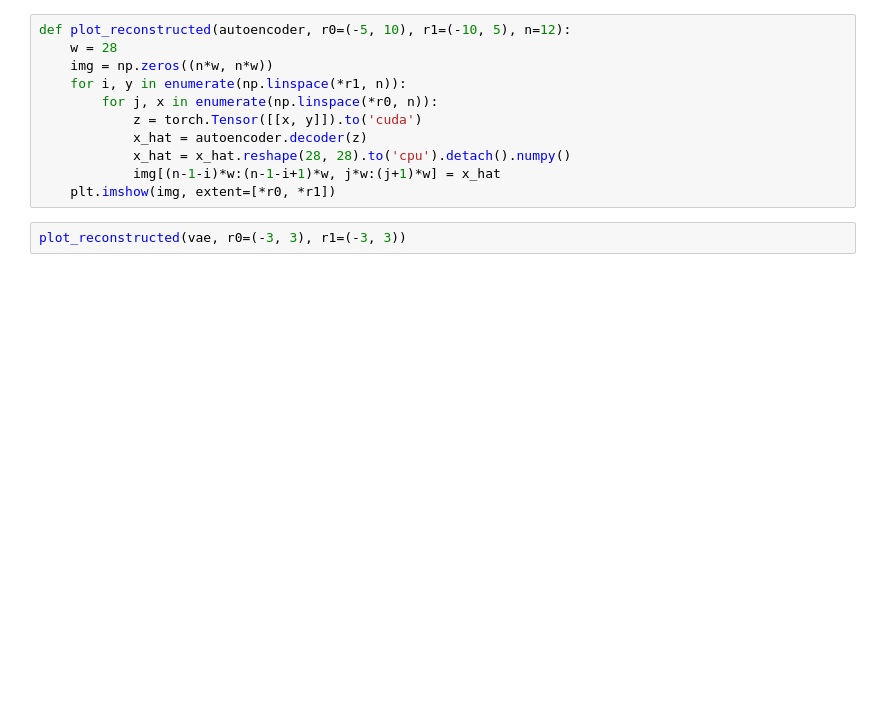
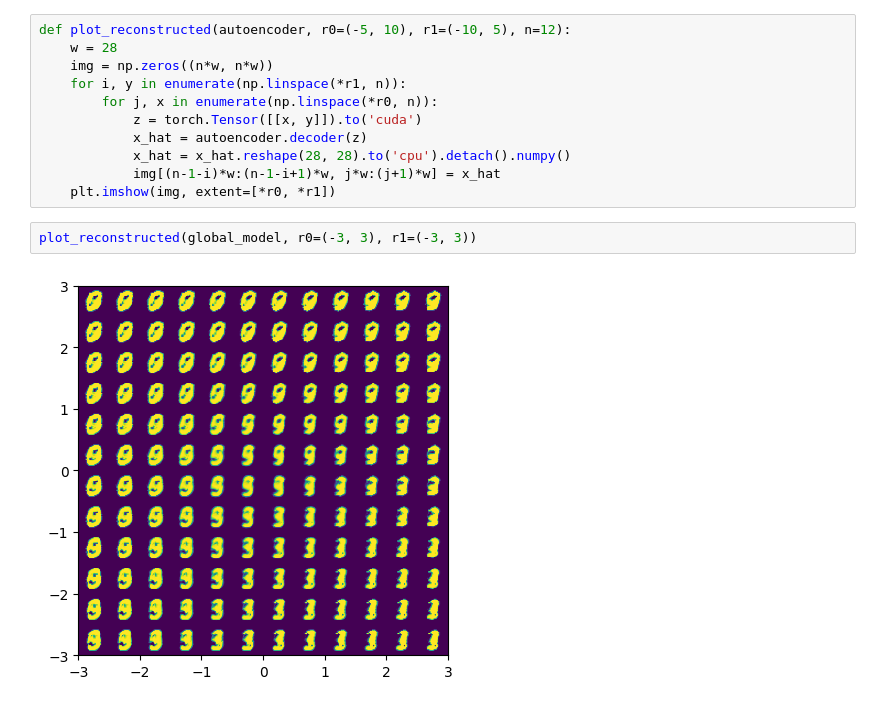
Before and after one commit to FederatedRP2024Delft/Federated-Learning-PyTorch-Weight-Modification, a Jupyter notebook: src/henry/mnist_vae_pure.ipynb, the cells around one changed output. Drawn from its saved outputs; the diff is of its cells as text; blank space fills up the shorter version.

```diff
--- a/src/henry/mnist_vae_pure.ipynb
+++ b/src/henry/mnist_vae_pure.ipynb
@@ -180,4 +62,6 @@ def plot_reconstructed(autoencoder, r0=(-5, 10), r1=(-10, 5), n=12):
             img[(n-1-i)*w:(n-1-i+1)*w, j*w:(j+1)*w] = x_hat
     plt.imshow(img, extent=[*r0, *r1])
 # %%
-plot_reconstructed(vae, r0=(-3, 3), r1=(-3, 3))
+plot_reconstructed(global_model, r0=(-3, 3), r1=(-3, 3))
+# %% [output]
+[figure, added]
```
Also changed, not shown: parts of 6 cells of this notebook, 4 other files.
